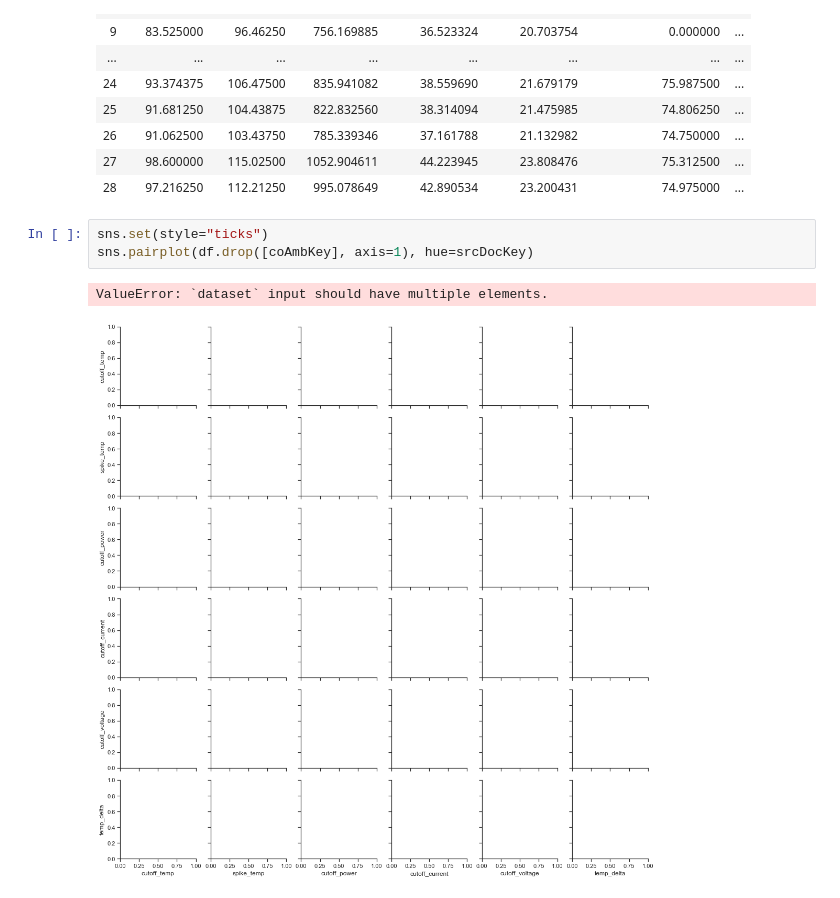
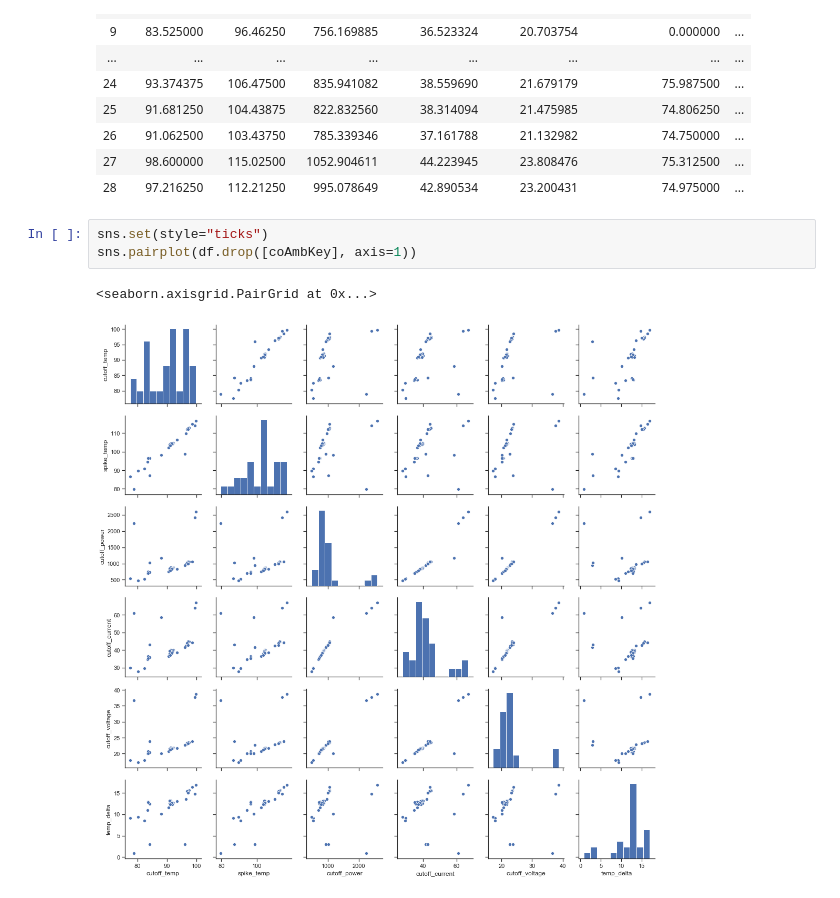
Before and after one commit to Brojowski/uas, a Jupyter notebook: SpikeAnalysis.ipynb, the cells around one changed output. Cells and saved outputs as stored; diff of their text form.

```diff
--- a/SpikeAnalysis.ipynb
+++ b/SpikeAnalysis.ipynb
@@ -246,9 +262,9 @@ df
 | 28 | 97.216250 | 112.21250 | 995.078649 | 42.890534 | 23.200431 | 74.975000 | ... |
 # %%
 sns.set(style="ticks")
-sns.pairplot(df.drop([coAmbKey], axis=1), hue=srcDocKey)
+sns.pairplot(df.drop([coAmbKey], axis=1))
 # %% [output]
-ValueError: `dataset` input should have multiple elements.
+<seaborn.axisgrid.PairGrid at 0x...>
-[figure, old version]
+[figure, new version]
 # %%
 # Ignore test runs without the ambient temp
```
Also changed, not shown: parts of 6 cells of this notebook, 16 other files.
